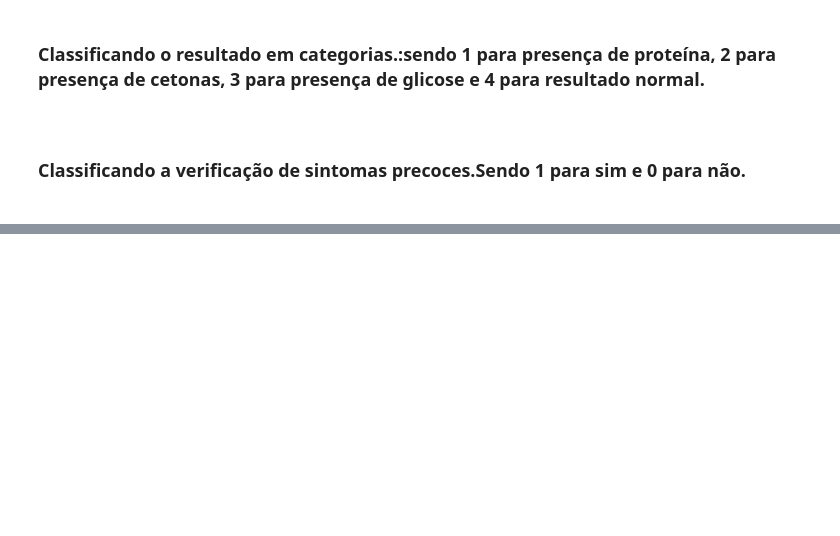
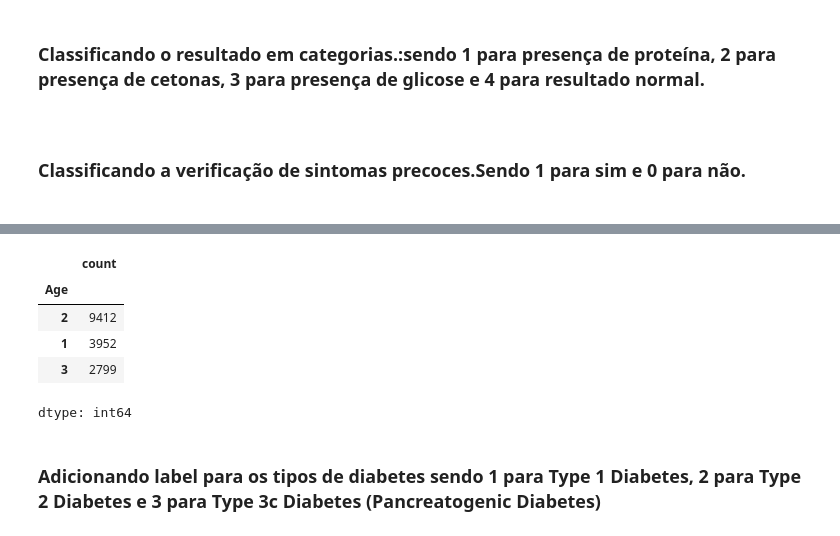
Before and after one commit to dayviddouglas/arvore_decisao_diabetes, a Jupyter notebook: Arvore_de_decisao_diabetes.ipynb, the cells around one changed output, grey strips where cells are left out. Cells and saved outputs as stored; diff of their text form; code cells hidden in the pictures; blank space fills up the shorter version.

```diff
--- a/Arvore_de_decisao_diabetes.ipynb
+++ b/Arvore_de_decisao_diabetes.ipynb
@@ -142,0 +190,13 @@ tipos_diabetes.columns
+# %%
+tipos_diabetes['Age'].value_counts()
+# %% [output]
+|  | count |
+| Age |  |
+| 2 | 9412 |
+| 1 | 3952 |
+| 3 | 2799 |
+dtype: int64
+# %% [markdown]
+<h3>
+Adicionando label para os tipos de diabetes sendo 1 para Type 1 Diabetes, 2 para Type 2 Diabetes e 3 para Type 3c Diabetes (Pancreatogenic Diabetes)
+</h3>
```
Also changed, not shown: parts of 12 cells of this notebook.
